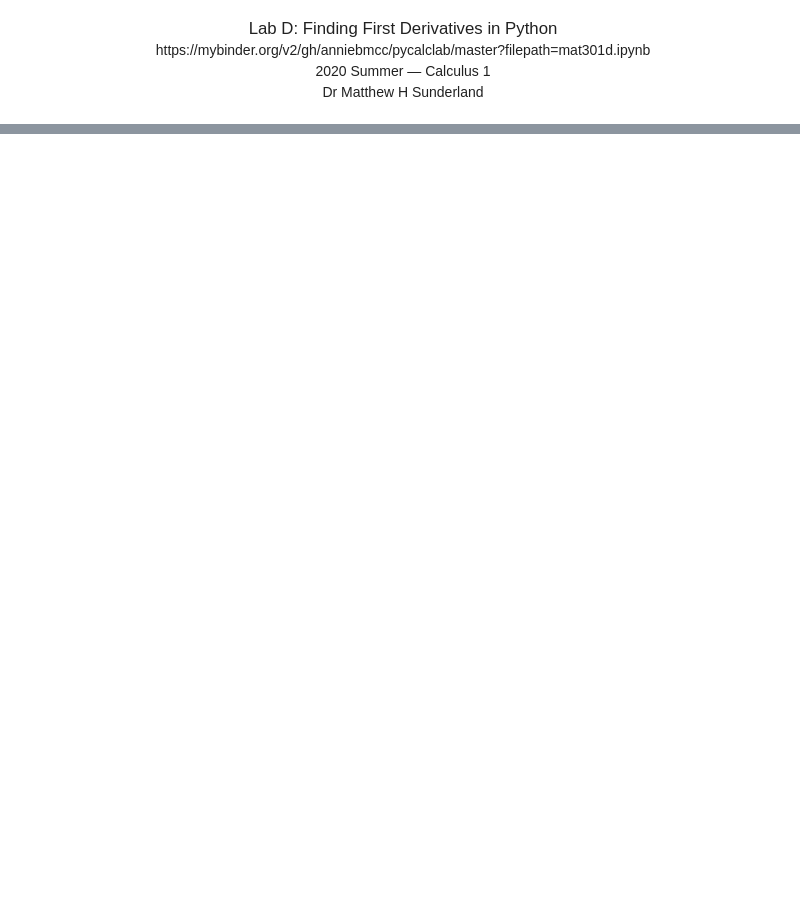
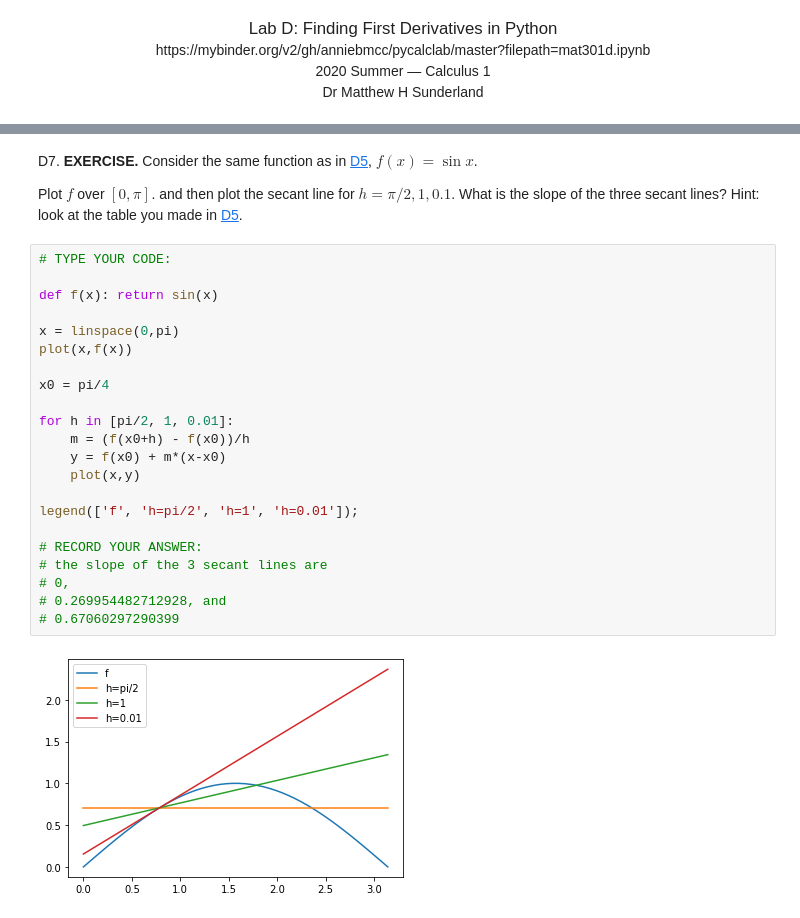
Before and after one commit to AnnieBMCC/pycalclab, a Jupyter notebook: mat301d-soln.ipynb, the cells around one changed output, grey strips where cells are left out. Cells and saved outputs as stored; diff of their text form; blank space fills up the shorter version.

```diff
--- a/mat301d-soln.ipynb
+++ b/mat301d-soln.ipynb
@@ -15,0 +185,31 @@ Populating the interactive namespace from numpy and matplotlib
+# %% [markdown]
+D7. **EXERCISE.** Consider the same function as in [D5](#D5), $f(x)=\sin x$.
+
+Plot $f$ over $[0,\pi]$.
+and then plot the secant line for $h = \pi/2, 1, 0.1$.
+What is the slope of the three secant lines?
+Hint: look at the table you made in [D5](#D5).
+# %%
+# TYPE YOUR CODE:
+
+def f(x): return sin(x)
+
+x = linspace(0,pi)
+plot(x,f(x))
+
+x0 = pi/4
+
+for h in [pi/2, 1, 0.01]:
+    m = (f(x0+h) - f(x0))/h
+    y = f(x0) + m*(x-x0)
+    plot(x,y)
+
+legend(['f', 'h=pi/2', 'h=1', 'h=0.01']);
+
+# RECORD YOUR ANSWER:
+# the slope of the 3 secant lines are
+# 0,
+# 0.269954482712928, and
+# 0.67060297290399
+# %% [output]
+[figure, added]
```
Also changed, not shown: parts of 32 cells of this notebook.
